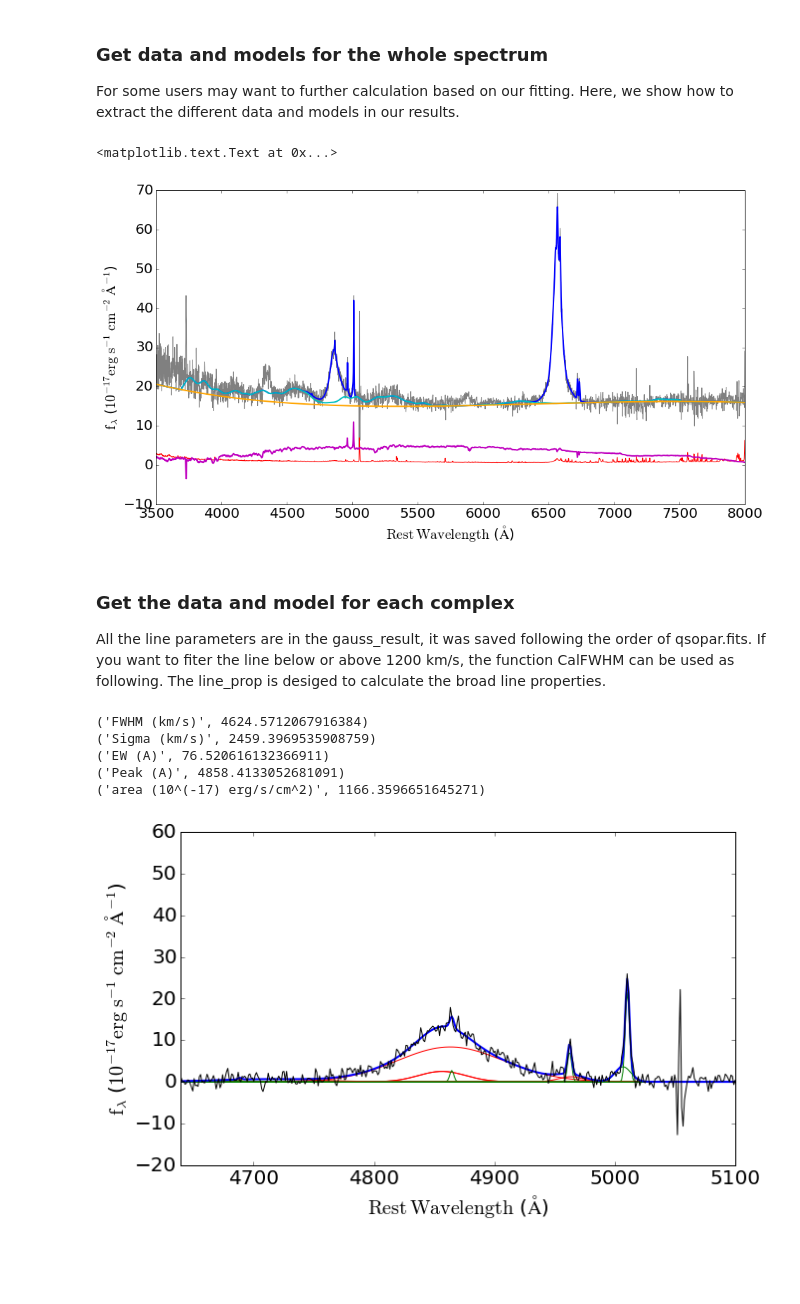
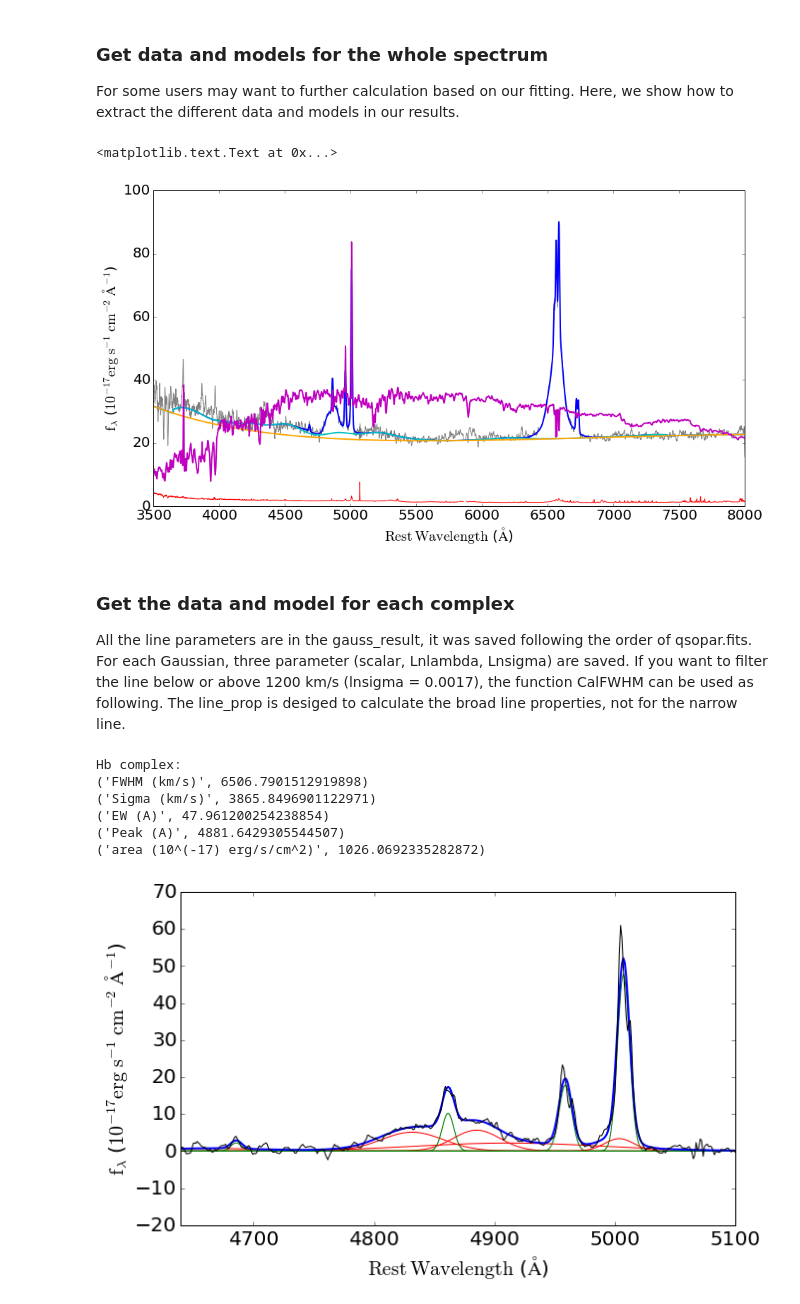
Before and after one commit to legolason/PyQSOFit, a Jupyter notebook: example.ipynb, the cells around one changed output. Saved outputs shown, nothing was run; the diff lists cells and outputs as text; code cells hidden in the pictures; blank space fills up the shorter version.

```diff
--- a/example.ipynb
+++ b/example.ipynb
@@ -146,8 +151,8 @@ path3='/Users/legolason/study/mesfit/test/data/QA_l/'   # path of figure
 path4='/Users/legolason/study/sed/dustmap/'             # path of dusp reddening map
 
 #Requried
-# an important note that all the data input must be finite !!!
-data=fits.open(path1+'test/data/low/spec-0307-51663-0166.fits')
+# an important note that all the data input must be finite, especically for the error !!!
+data=fits.open(path1+'test/data/low/spec-0332-52367-0639.fits')
 lam=10**data[1].data['loglam']        # OBS wavelength [A]
 flux=data[1].data['flux']             # OBS flux [erg/s/cm^2/A]
 err=1./np.sqrt(data[1].data['ivar'])  # 1 sigma error
@@ -186,7 +191,7 @@ Fitting finished in : 8.0s
 For some users may want to further calculation based on our fitting. Here, we show how to extract the different data and models in our results.
 # %%
 fig=plt.figure(figsize=(15,8))
-#plot quasar spectrum after removed the host galaxy component
+#plot the quasar rest frame spectrum after removed the host galaxy component
 plt.plot(q.wave,q.flux,'grey')
 plt.plot(q.wave,q.err,'r')
 
@@ -202,40 +207,42 @@ plt.xlabel(r'$\rm Rest \, Wavelength$ ($\rm \AA$)',fontsize = 20)
 plt.ylabel(r'$\rm f_{\lambda}$ ($\rm 10^{-17} erg\;s^{-1}\;cm^{-2}\;\AA^{-1}$)',fontsize = 20)
 # %% [output]
 <matplotlib.text.Text at 0x...>
-[figure, old version]
+[figure, new version]
 # %% [markdown]
 ### Get the data and model for each complex
-All the line parameters are in the gauss_result, it was saved following the order of qsopar.fits.
-If you want to fiter the line below or above 1200 km/s, the function CalFWHM can be used as following.
-The line_prop is desiged to calculate the broad line properties.
+All the line parameters are in the gauss_result, it was saved following the order of qsopar.fits. For each Gaussian, three parameter (scalar, Lnlambda, Lnsigma) are saved.
+If you want to filter the line below or above 1200 km/s (lnsigma = 0.0017), the function CalFWHM can be used as following.
+The line_prop is desiged to calculate the broad line properties, not for the narrow line.
 # %%
 fig=plt.figure(figsize=(10,6))
 for p in range(int(len(q.gauss_result)/3)):
     if q.CalFWHM(q.gauss_result[3*p+1],q.gauss_result[3*p+2] ) < 1200.:  # < 1200 km/s narrow
         color = 'g'
     else:
         color = 'r'
     plt.plot(q.wave,q.Onegauss(np.log(q.wave),q.gauss_result[p*3:(p+1)*3]),color=color)
 plt.plot(q.wave,q.Manygauss(np.log(q.wave),q.gauss_result),'b',lw=2)
 plt.plot(q.wave,q.line_flux,'k')
 plt.xlim(4640,5100)
 plt.xlabel(r'$\rm Rest \, Wavelength$ ($\rm \AA$)',fontsize = 20)
 plt.ylabel(r'$\rm f_{\lambda}$ ($\rm 10^{-17} erg\;s^{-1}\;cm^{-2}\;\AA^{-1}$)',fontsize = 20)
 
 
 # the line_prop function is used to calculate the broad line properties (Lnsigma > 0.0017 (1200 km/s) )
-fwhm,sigma,ew,peak,area = q.line_prop(q.linelist[6][0],q.gauss_result[0:12])
+fwhm,sigma,ew,peak,area = q.line_prop(q.linelist[6][0],q.gauss_result[0:27])
+print("Hb complex:")
 print("FWHM (km/s)", fwhm)
 print("Sigma (km/s)", sigma)
 print("EW (A)",ew)
 print("Peak (A)",peak)
 print("area (10^(-17) erg/s/cm^2)",area)
 # %% [output]
-('FWHM (km/s)', 4624.5712067916384)
-('Sigma (km/s)', 2459.3969535908759)
-('EW (A)', 76.520616132366911)
-('Peak (A)', 4858.4133052681091)
-('area (10^(-17) erg/s/cm^2)', 1166.3596651645271)
+Hb complex:
+('FWHM (km/s)', 6506.7901512919898)
+('Sigma (km/s)', 3865.8496901122971)
+('EW (A)', 47.961200254238854)
+('Peak (A)', 4881.6429305544507)
+('area (10^(-17) erg/s/cm^2)', 1026.0692335282872)
-[figure, old version]
+[figure, new version]
 # %% [markdown]
 ### Multiprocessing
```
Also changed, not shown: parts of 7 cells of this notebook, 1 other file.
